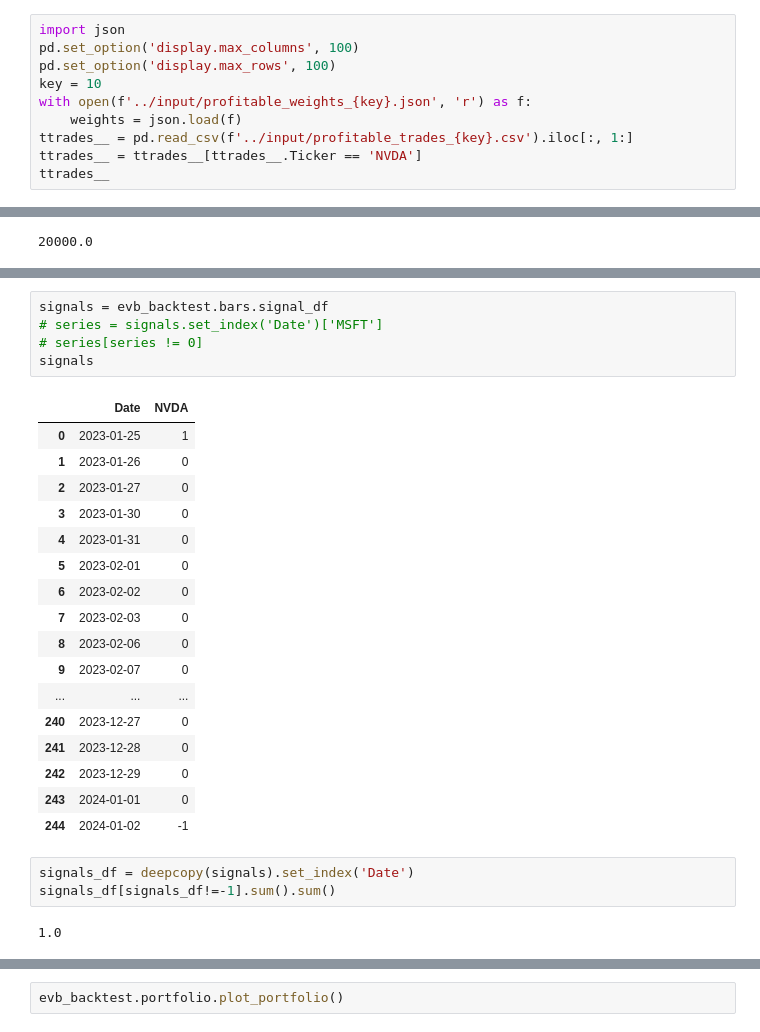
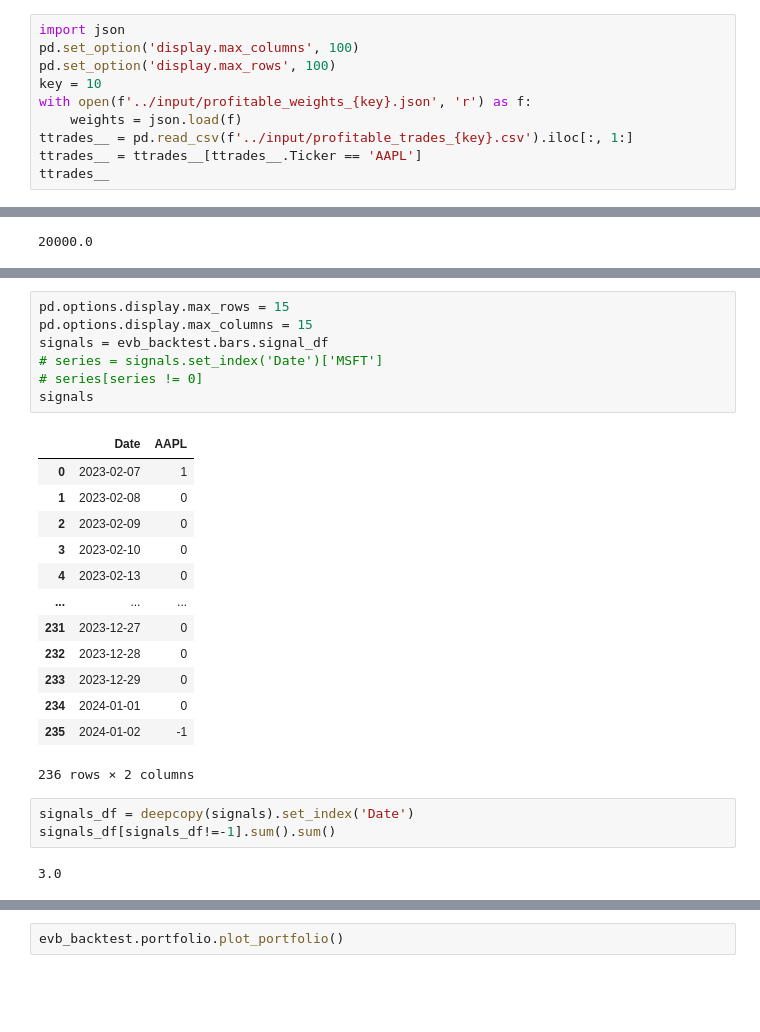
Before and after one commit to Zino-ctrlZ/QuantTools, a Jupyter notebook: EventDriven/demos/backtestClean.ipynb, the cells around one changed output, grey strips where cells are left out. Cells and saved outputs as stored; diff of their text form; blank space fills up the shorter version.

```diff
--- a/EventDriven/demos/backtestClean.ipynb
+++ b/EventDriven/demos/backtestClean.ipynb
@@ -47,7 +47,7 @@ key = 10
 with open(f'../input/profitable_weights_{key}.json', 'r') as f:
     weights = json.load(f)
 ttrades__ = pd.read_csv(f'../input/profitable_trades_{key}.csv').iloc[:, 1:]
-ttrades__ = ttrades__[ttrades__.Ticker == 'NVDA']
+ttrades__ = ttrades__[ttrades__.Ticker == 'AAPL']
 ttrades__
 # %% [output]
 |  | Size | EntryBar | ExitBar | EntryPrice | ExitPrice | PnL | ReturnPct | EntryTime | ExitTime | Duration | ... |
@@ -168,28 +169,26 @@ evb_backtest.portfolio.roll_map
 # %%
+pd.options.display.max_rows = 15
+pd.options.display.max_columns = 15
 signals = evb_backtest.bars.signal_df
 # series = signals.set_index('Date')['MSFT']
 # series[series != 0]
 signals
 # %% [output]
-|  | Date | NVDA |
-| 0 | 2023-01-25 | 1 |
-| 1 | 2023-01-26 | 0 |
-| 2 | 2023-01-27 | 0 |
-| 3 | 2023-01-30 | 0 |
-| 4 | 2023-01-31 | 0 |
-| 5 | 2023-02-01 | 0 |
-| 6 | 2023-02-02 | 0 |
-| 7 | 2023-02-03 | 0 |
-| 8 | 2023-02-06 | 0 |
-| 9 | 2023-02-07 | 0 |
+|  | Date | AAPL |
+| 0 | 2023-02-07 | 1 |
+| 1 | 2023-02-08 | 0 |
+| 2 | 2023-02-09 | 0 |
+| 3 | 2023-02-10 | 0 |
+| 4 | 2023-02-13 | 0 |
 | ... | ... | ... |
-| 240 | 2023-12-27 | 0 |
-| 241 | 2023-12-28 | 0 |
-| 242 | 2023-12-29 | 0 |
-| 243 | 2024-01-01 | 0 |
-| 244 | 2024-01-02 | -1 |
+| 231 | 2023-12-27 | 0 |
+| 232 | 2023-12-28 | 0 |
+| 233 | 2023-12-29 | 0 |
+| 234 | 2024-01-01 | 0 |
+| 235 | 2024-01-02 | -1 |
+236 rows × 2 columns
 # %%
 signals_df = deepcopy(signals).set_index('Date')
 signals_df[signals_df!=-1].sum().sum()
 # %% [output]
-1.0
+3.0
```
Also changed, not shown: parts of 12 cells of this notebook, 3 other files.
